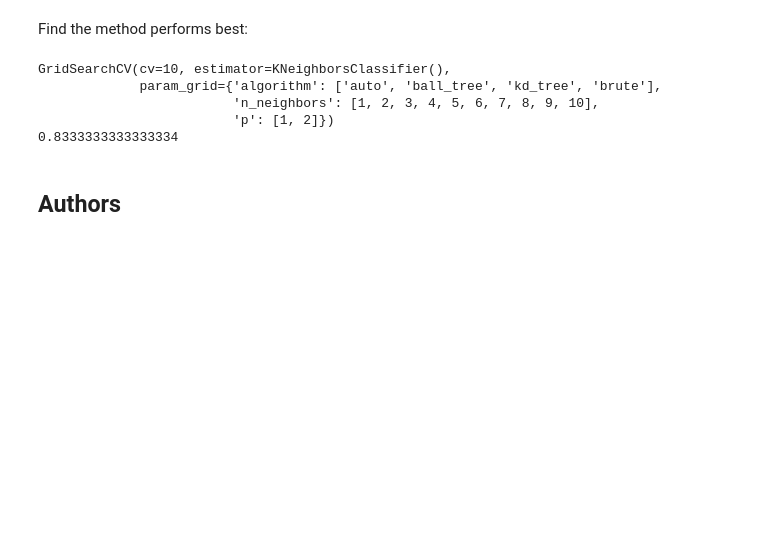
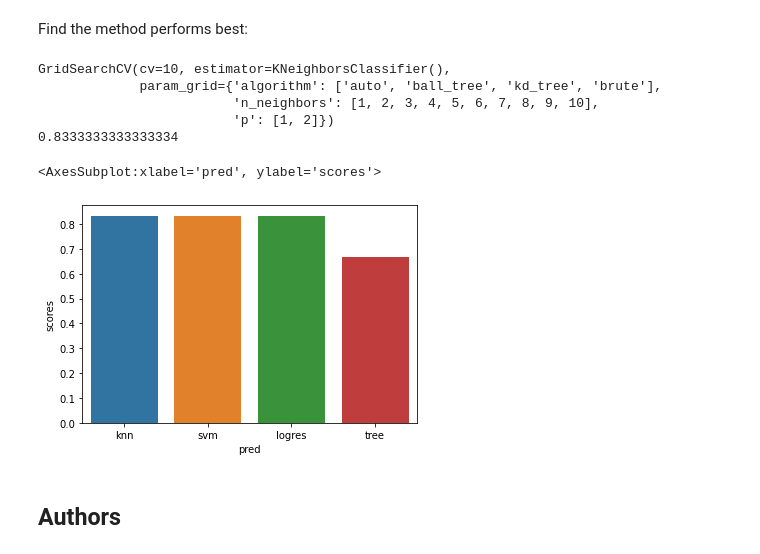
Before and after one commit to SteffanoX/IBM---Applied-Data-Science-Capstone, a Jupyter notebook: Prediction - Model Building.ipynb, the cells around one changed output. Saved outputs shown, nothing was run; the diff lists cells and outputs as text; code cells hidden in the pictures; blank space fills up the shorter version.

```diff
--- a/Prediction - Model Building.ipynb
+++ b/Prediction - Model Building.ipynb
@@ -376,6 +378,17 @@ GridSearchCV(cv=10, estimator=KNeighborsClassifier(),
                          'n_neighbors': [1, 2, 3, 4, 5, 6, 7, 8, 9, 10],
                          'p': [1, 2]})
 0.8333333333333334
+# %%
+model_scores = {
+    'pred': ['knn', 'svm', 'logres', 'tree'],
+    'scores': [knn_cv.best_score]
+}
+model_scores_df = pd.DataFrame(model_scores)
+import seaborn as sns
+sns.barplot(x='pred', y='scores', data=model_scores_df)
+# %% [output]
+<AxesSubplot:xlabel='pred', ylabel='scores'>
+[figure, added]
 # %% [markdown]
 ## Authors
 # %% [markdown]
```
Also changed, not shown: parts of 2 cells of this notebook.
